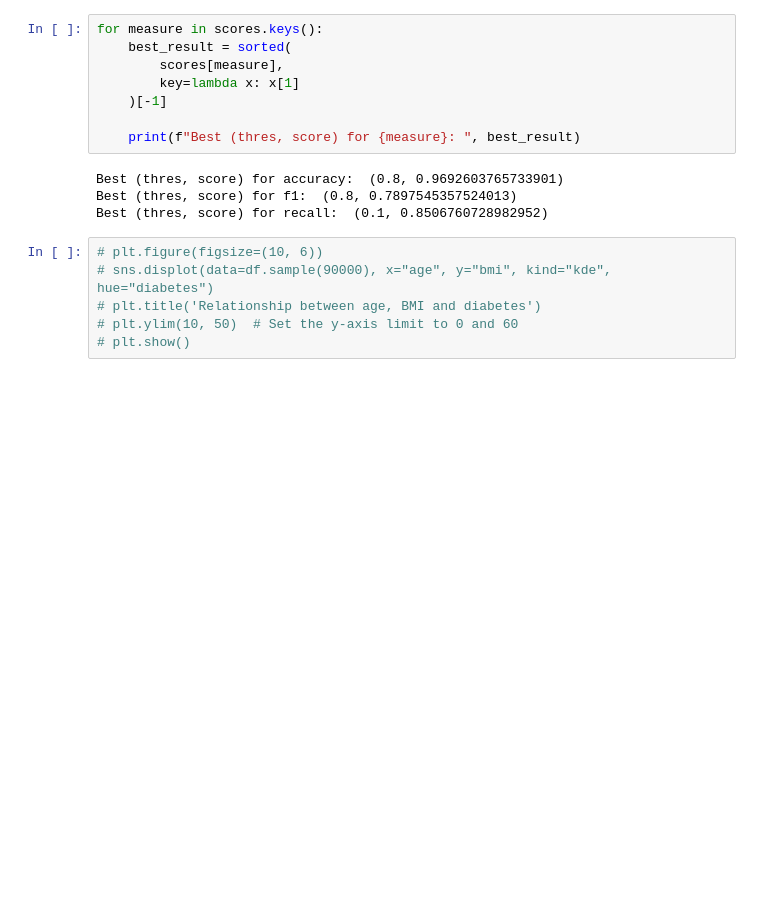
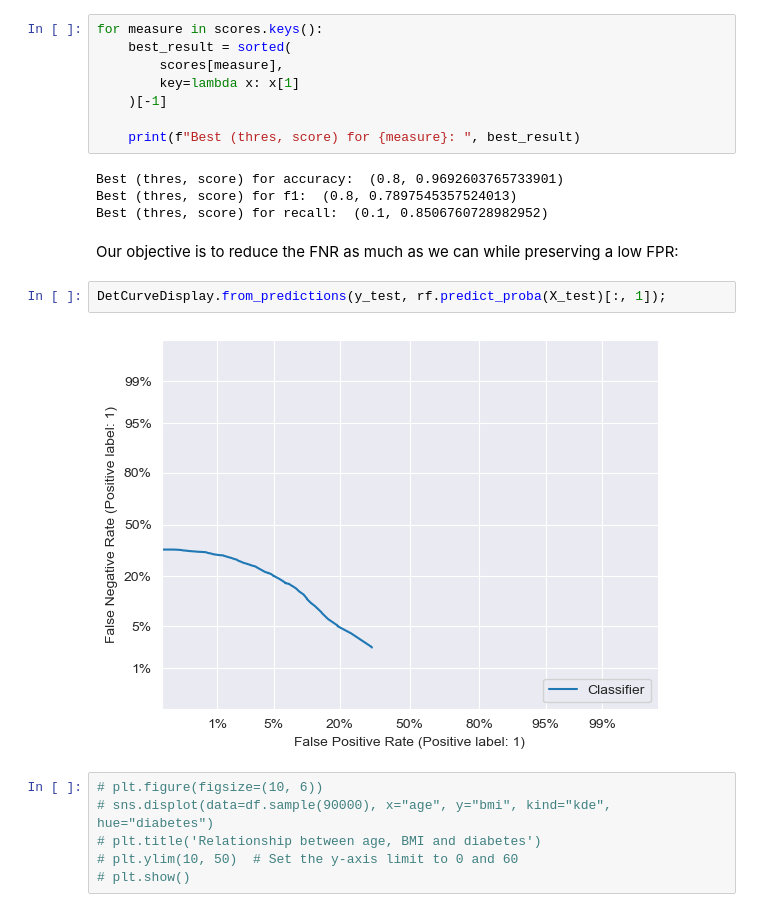
Before and after one commit to shirin-25/Python_labs, a Jupyter notebook: main.ipynb, the cells around one changed output. Drawn from its saved outputs; the diff is of its cells as text; blank space fills up the shorter version.

```diff
--- a/main.ipynb
+++ b/main.ipynb
@@ -559,6 +559,12 @@ for measure in scores.keys():
 Best (thres, score) for accuracy:  (0.8, 0.9692603765733901)
 Best (thres, score) for f1:  (0.8, 0.7897545357524013)
 Best (thres, score) for recall:  (0.1, 0.8506760728982952)
+# %% [markdown]
+Our objective is to reduce the FNR as much as we can while preserving a low FPR:
+# %%
+DetCurveDisplay.from_predictions(y_test, rf.predict_proba(X_test)[:, 1]);
+# %% [output]
+[figure, added]
 # %%
 # plt.figure(figsize=(10, 6))
 # sns.displot(data=df.sample(90000), x="age", y="bmi", kind="kde", hue="diabetes")
```
Also changed, not shown: parts of 1 cell of this notebook.
